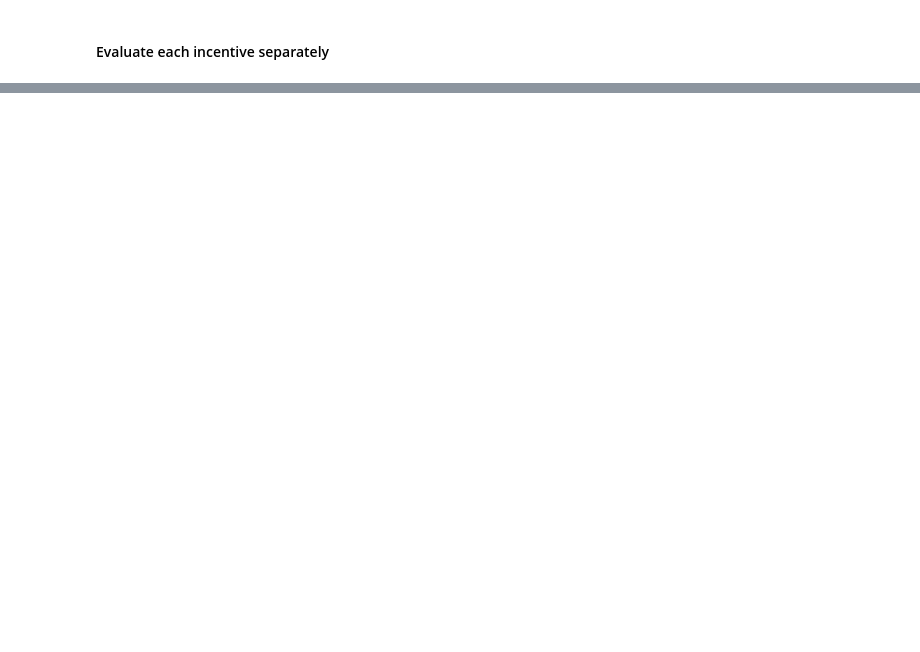
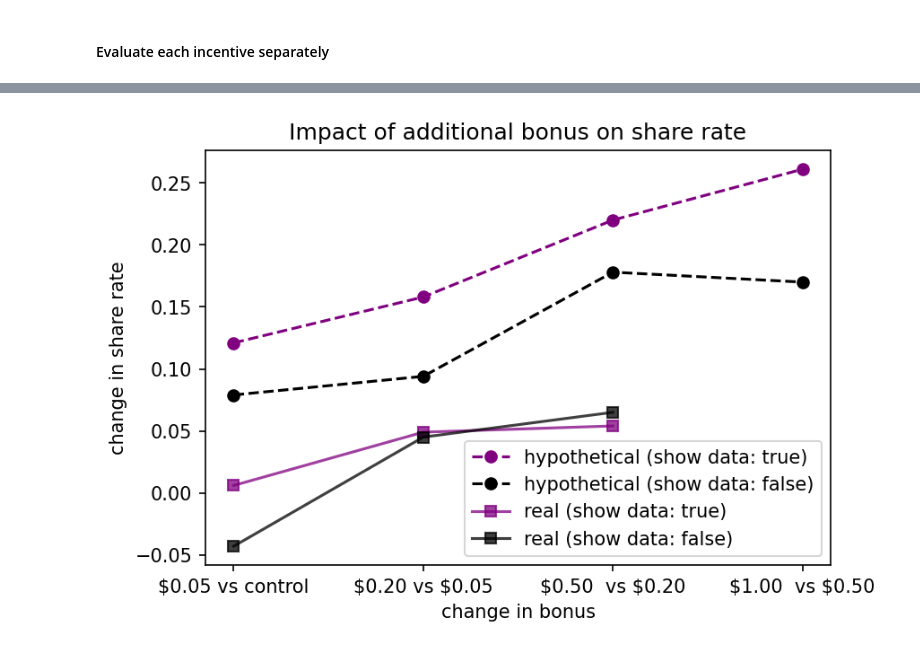
Before and after one commit to aberke/amazon-study, a Jupyter notebook: data-analysis/survey-data.ipynb, the cells around one changed output, grey strips where cells are left out. Cells and saved outputs as stored; diff of their text form; code cells hidden in the pictures; blank space fills up the shorter version.

```diff
--- a/data-analysis/survey-data.ipynb
+++ b/data-analysis/survey-data.ipynb
@@ -2584,11 +2380,0 @@ len(df['Q-data-value-any_1_TEXT'].dropna())
-# %%
-control_showdata1_share_rate = agg_share_df.set_index(
-    ['incentive','showdata']
-).loc[('control',True)]['mean']
-print('control share rate:', control_showdata1_share_rate)
-bonus50_showdata1_share_rate = agg_share_df.set_index(
-    ['incentive','showdata']
-).loc[('bonus-50',True)]['mean']
-print('bonus $.50 share rate:', bonus50_showdata1_share_rate)
-print('share rate difference: %0.2f' % (
-    bonus50_showdata1_share_rate - control_showdata1_share_rate))
@@ -2612,0 +2817,7 @@ agg_share_df
+# %%
+bonus_real_impact_showdata1 = (bonus_share_rate_showdata1.shift(-1)['mean'] - bonus_share_rate_showdata1['mean'])#.dropna()
+print('real impact for showdata:true')
+print(bonus_real_impact_showdata1)
+print('\nreal impact for showdata:false')
+bonus_real_impact_showdata0 = (bonus_share_rate_showdata0.shift(-1)['mean'] - bonus_share_rate_showdata0['mean'])#.dropna()
+bonus_real_impact_showdata0
@@ -2612,0 +2892,31 @@ agg_share_df
+# %%
+x = ['\$0.05 vs control', '\$0.20 vs \$0.05', '\$0.50  vs \$0.20', '\$1.00  vs \$0.50']
+# %%
+alpha = 0.75
+fig,ax = plt.subplots(1,1, figsize=(6,4), dpi=150)
+
+ax.plot(x, hypo_impact_showdata1['hypo impact'],
+        'o--',
+        color='purple', markersize=6,
+       label='hypothetical (show data: true)')
+ax.plot(x, hypo_impact_showdata0['hypo impact'],
+        'o--',
+        color='black', markersize=6,
+       label='hypothetical (show data: false)')
+
+ax.plot(x, bonus_real_impact_showdata1,
+        's-',
+        alpha=alpha,
+        color='purple', markersize=6,
+       label='real (show data: true)')
+ax.plot(x, bonus_real_impact_showdata0,
+        's-',
+        alpha=alpha,
+        color='black', markersize=6,
+       label='real (show data: false)')
+ax.legend()
+ax.set_xlabel('change in bonus')
+ax.set_ylabel('change in share rate')
+_ = ax.set_title('Impact of additional bonus on share rate')
+# %% [output]
+[figure, added]
```
Also changed, not shown: parts of 77 cells of this notebook.
